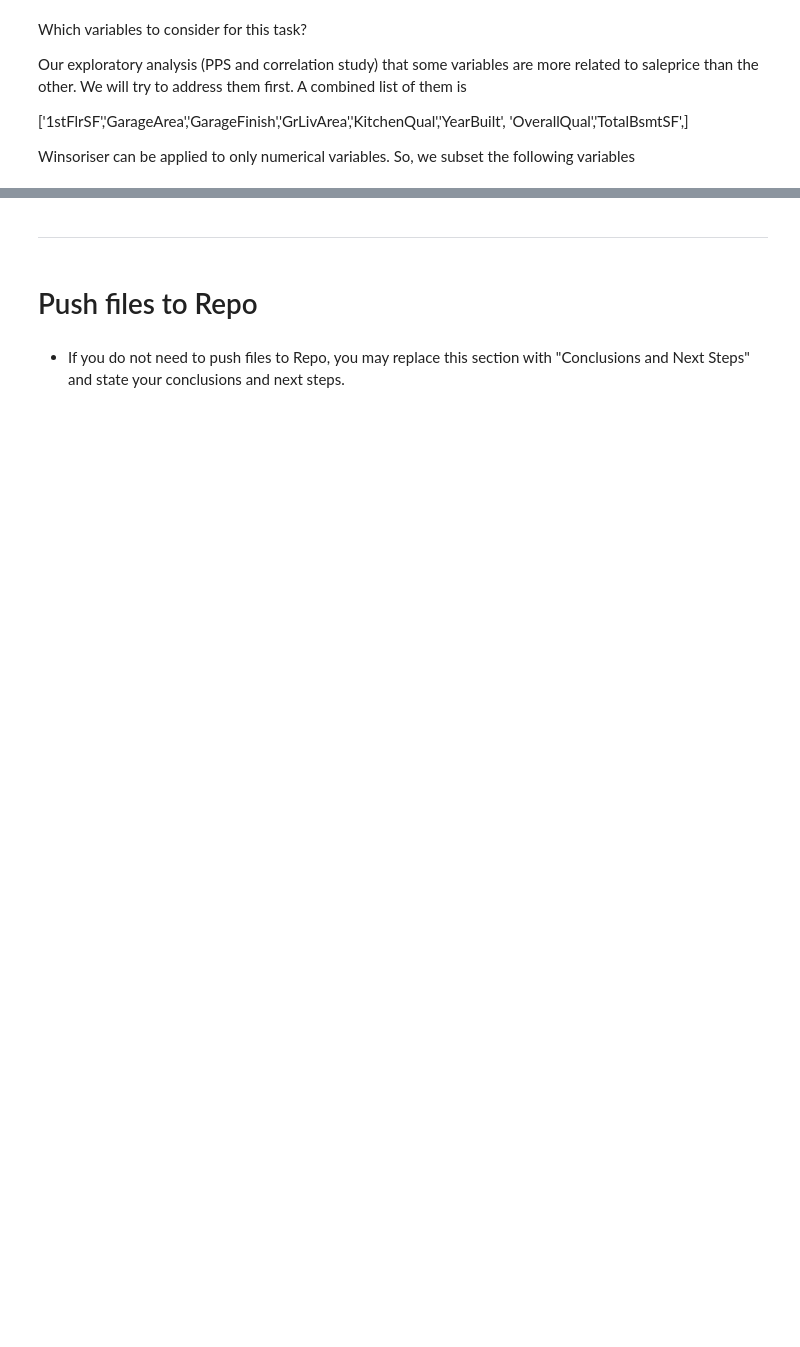
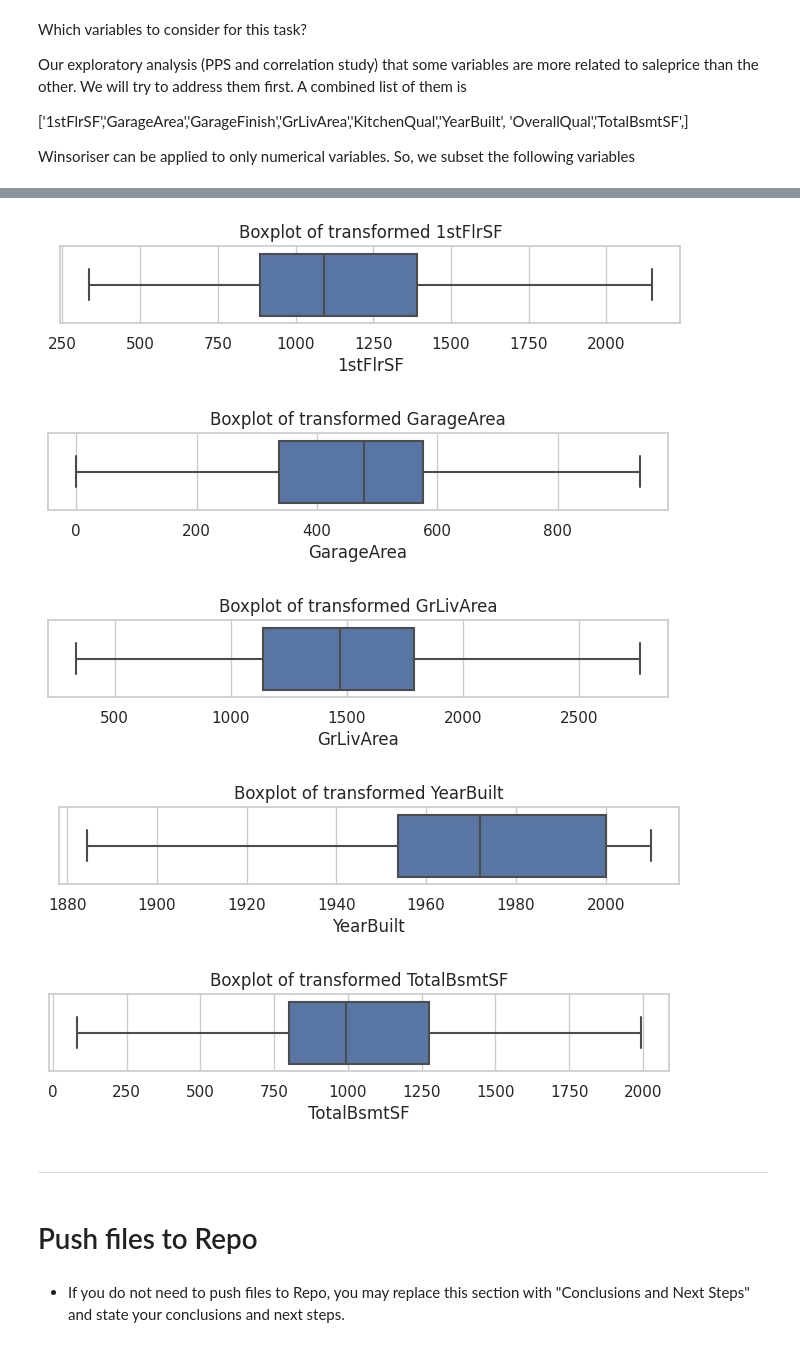
Before and after one commit to ysgurjar/pp5_project_heritage_housing, a Jupyter notebook: jupyter_notebooks/04.feature_engineering.ipynb, the cells around one changed output, grey strips where cells are left out. Saved outputs shown, nothing was run; the diff lists cells and outputs as text; code cells hidden in the pictures; blank space fills up the shorter version.

Commit message:
feat: modify logic to explore winsoriser capping value

```diff
--- a/jupyter_notebooks/04.feature_engineering.ipynb
+++ b/jupyter_notebooks/04.feature_engineering.ipynb
@@ -127,0 +146,18 @@ for var in win_var:
+# %%
+from feature_engine import transformation as vt
+from feature_engine.outliers import Winsorizer
+from feature_engine.encoding import OrdinalEncoder
+import scipy.stats as stats
+import matplotlib.pyplot as plt
+import seaborn as sns
+import pandas as pd
+import numpy as np
+sns.set(style="whitegrid")
+import warnings
+warnings.filterwarnings('ignore')
+# %%
+np.random.seed(42)
+X=df[win_var]
+wz = Winsorizer(capping_method='iqr', tail='both', fold=1.5)
+wz.fit(X)
+X_transformed=wz.transform(X)
@@ -128,3 +180,15 @@ for var in win_var:
+# %%
+for var in win_var:
+    plt.figure(figsize=(8,1))  # This creates a new figure on each iteration
+    sns.boxplot(x=X_transformed[var])
+    plt.title(f'Boxplot of transformed {var}')  # Optionally adding a title to each plot
+    plt.show()  # This displays the figure
+# %% [output]
+[figure, added]
+[figure, added]
+[figure, added]
+[figure, added]
+[figure, added]
 # %% [markdown]
 ---
 # %% [markdown]
```
Also changed, not shown: parts of 7 cells of this notebook.
